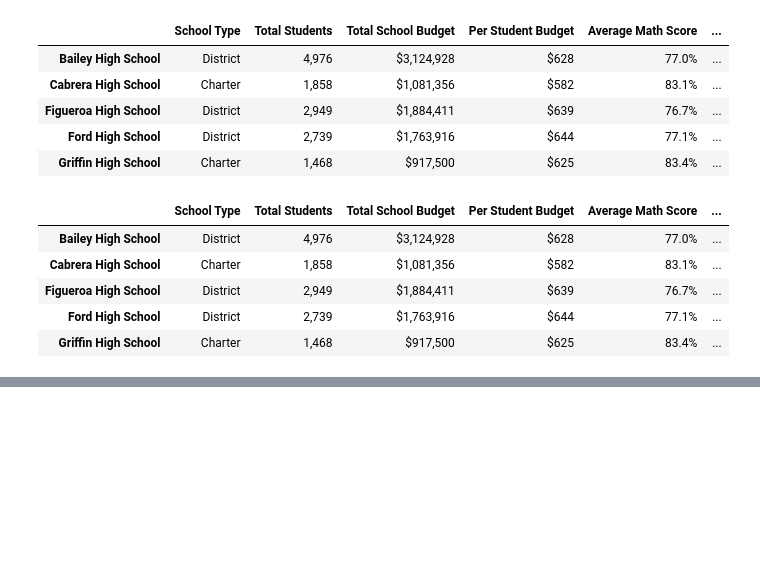
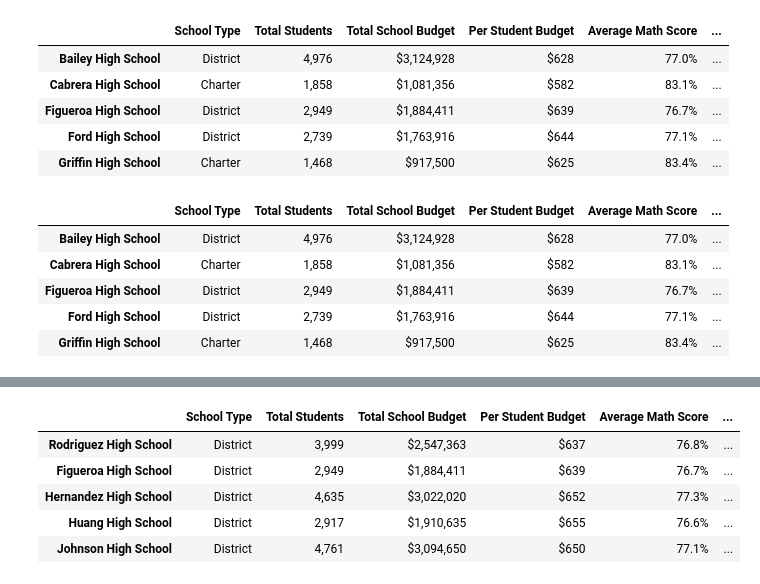
Before and after one commit to topeadeolatunji/PyCitySchools, a Jupyter notebook: PyCitySchools.ipynb, the cells around one changed output, grey strips where cells are left out. Saved outputs shown, nothing was run; the diff lists cells and outputs as text; code cells hidden in the pictures; blank space fills up the shorter version.

```diff
--- a/PyCitySchools.ipynb
+++ b/PyCitySchools.ipynb
@@ -841,0 +854,12 @@ per_school_summary_df.head()
+# %%
+# Sort and show bottom five schools.
+bottom_schools = per_school_summary_df.sort_values(["% Overall Passing"], ascending=True)
+
+bottom_schools.head()
+# %% [output]
+|  | School Type | Total Students | Total School Budget | Per Student Budget | Average Math Score | ... |
+| Rodriguez High School | District | 3,999 | $2,547,363 | $637 | 76.8% | ... |
+| Figueroa High School | District | 2,949 | $1,884,411 | $639 | 76.7% | ... |
+| Hernandez High School | District | 4,635 | $3,022,020 | $652 | 77.3% | ... |
+| Huang High School | District | 2,917 | $1,910,635 | $655 | 76.6% | ... |
+| Johnson High School | District | 4,761 | $3,094,650 | $650 | 77.1% | ... |
```
Also changed, not shown: parts of 1 cell of this notebook.
